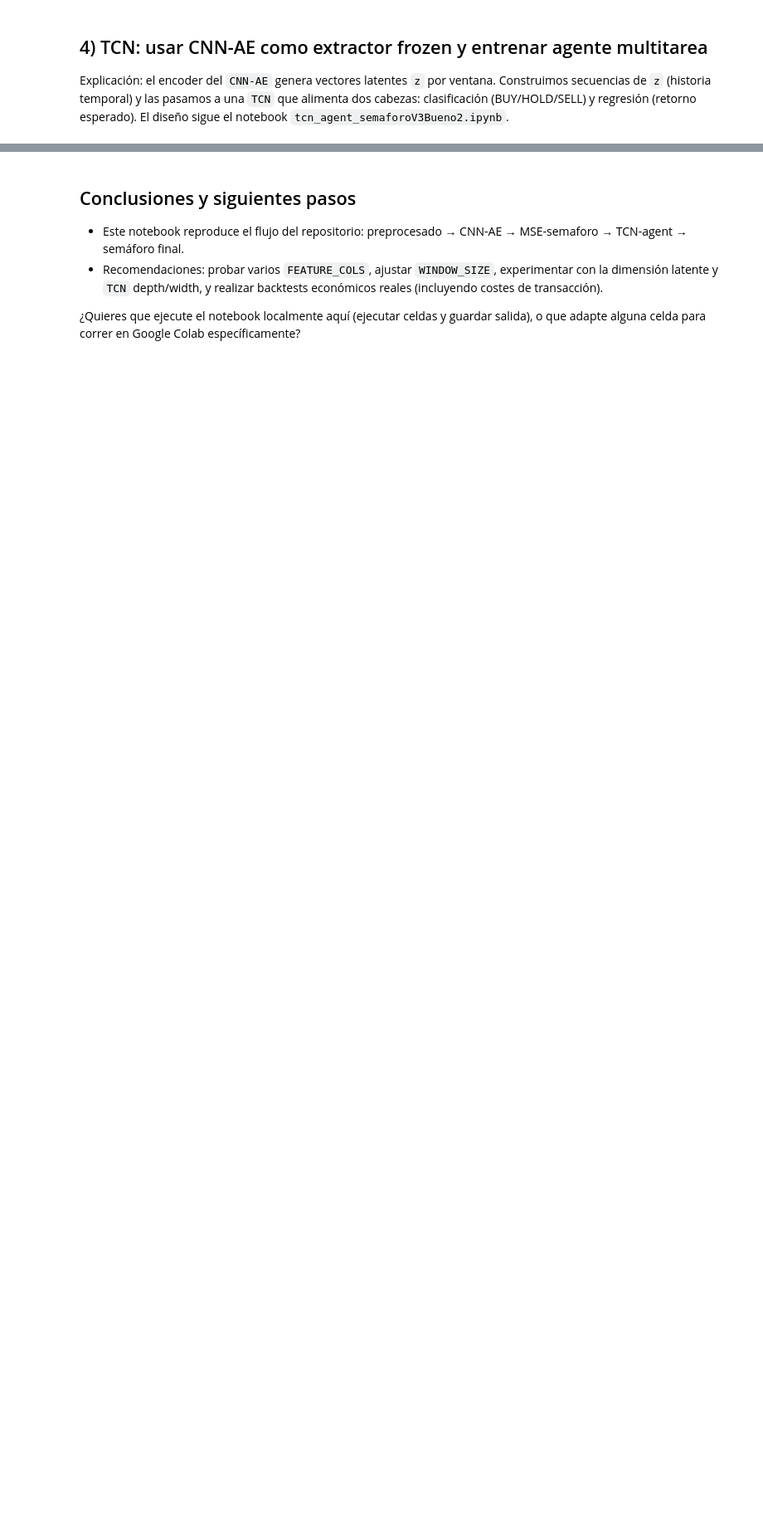
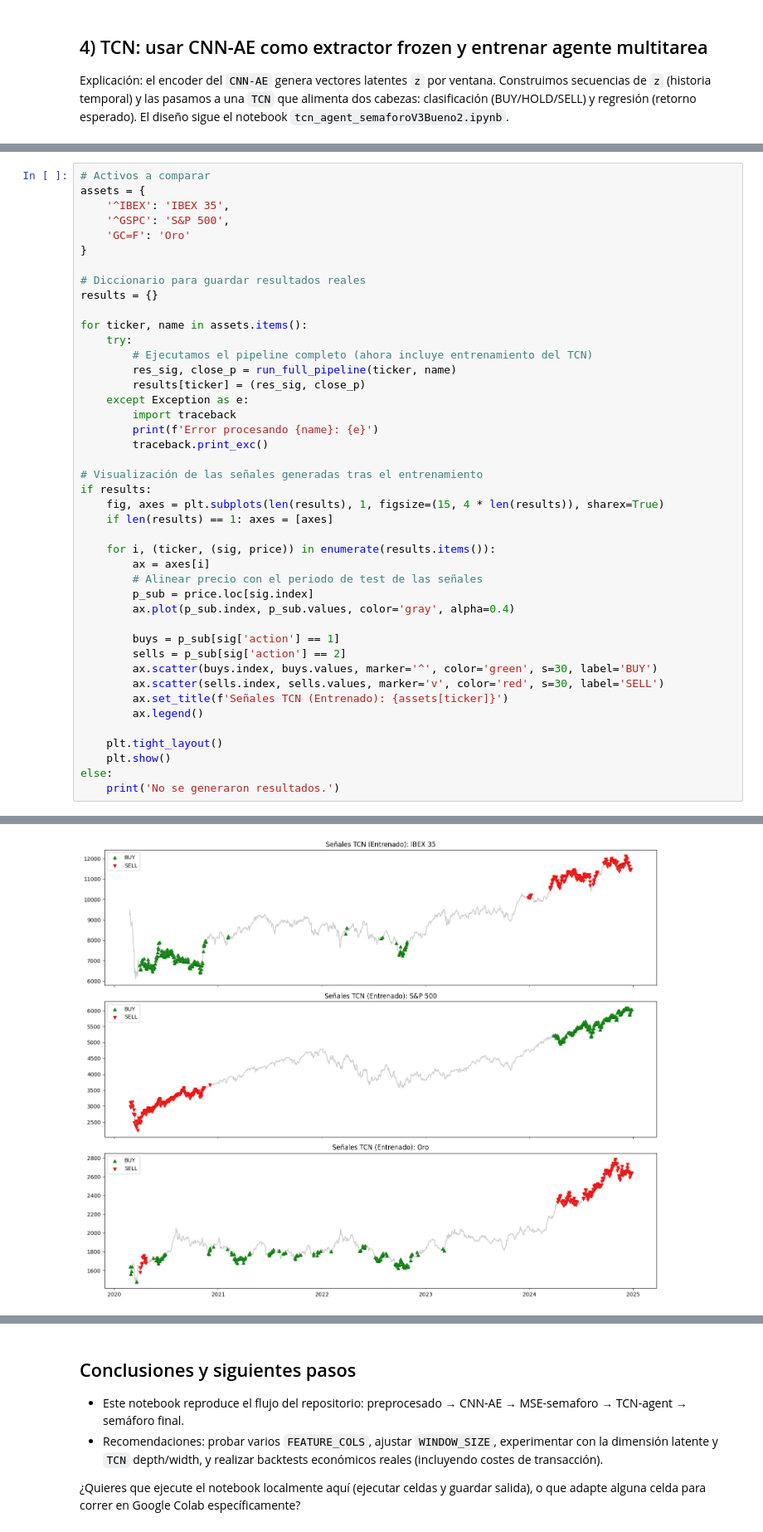
Before and after one commit to cperezg01/TFE, a Jupyter notebook: notebooks/end_to_end_pipeline.ipynb, the cells around one changed output, grey strips where cells are left out. Shown at 83% size. Drawn from its saved outputs; the diff is of its cells as text; blank space fills up the shorter version.

```diff
--- a/notebooks/end_to_end_pipeline.ipynb
+++ b/notebooks/end_to_end_pipeline.ipynb
@@ -338,0 +500,44 @@ plot_semaforo(signals_f, df_full['Close'].loc[test_df.index], title='Semáforo f
+# %%
+# Activos a comparar
+assets = {
+    '^IBEX': 'IBEX 35',
+    '^GSPC': 'S&P 500',
+    'GC=F': 'Oro'
+}
+
+# Diccionario para guardar resultados reales
+results = {}
+
+for ticker, name in assets.items():
+    try:
+        # Ejecutamos el pipeline completo (ahora incluye entrenamiento del TCN)
+        res_sig, close_p = run_full_pipeline(ticker, name)
+        results[ticker] = (res_sig, close_p)
+    except Exception as e:
+        import traceback
+        print(f'Error procesando {name}: {e}')
+        traceback.print_exc()
+
+# Visualización de las señales generadas tras el entrenamiento
+if results:
+    fig, axes = plt.subplots(len(results), 1, figsize=(15, 4 * len(results)), sharex=True)
+    if len(results) == 1: axes = [axes]
+
+    for i, (ticker, (sig, price)) in enumerate(results.items()):
+        ax = axes[i]
+        # Alinear precio con el periodo de test de las señales
+        p_sub = price.loc[sig.index]
+        ax.plot(p_sub.index, p_sub.values, color='gray', alpha=0.4)
+
+        buys = p_sub[sig['action'] == 1]
+        sells = p_sub[sig['action'] == 2]
+        ax.scatter(buys.index, buys.values, marker='^', color='green', s=30, label='BUY')
+        ax.scatter(sells.index, sells.values, marker='v', color='red', s=30, label='SELL')
+        ax.set_title(f'Señales TCN (Entrenado): {assets[ticker]}')
+        ax.legend()
+
+    plt.tight_layout()
+    plt.show()
+else:
+    print('No se generaron resultados.')
+# %% [output]
@@ -338,0 +569 @@ plot_semaforo(signals_f, df_full['Close'].loc[test_df.index], title='Semáforo f
+[figure, added]
```
Also changed, not shown: parts of 14 cells of this notebook.
